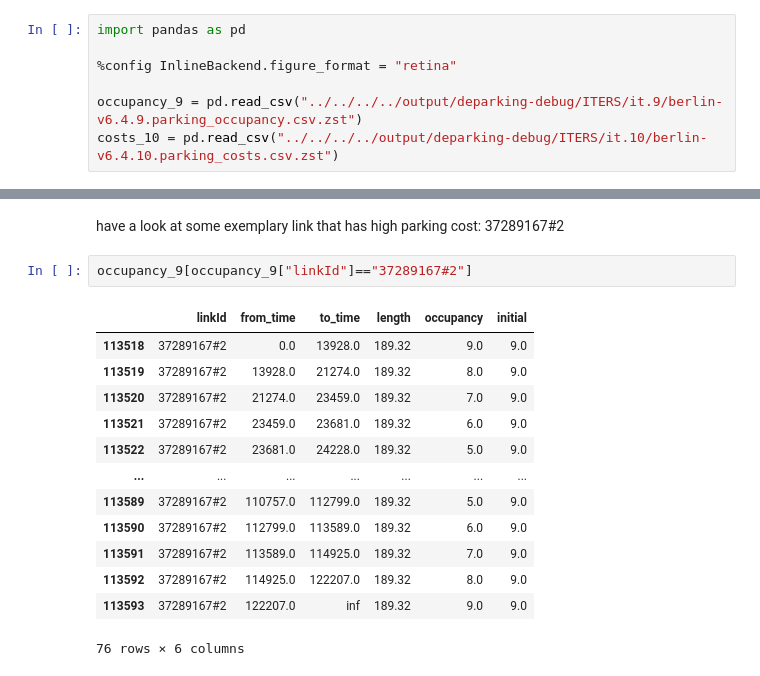
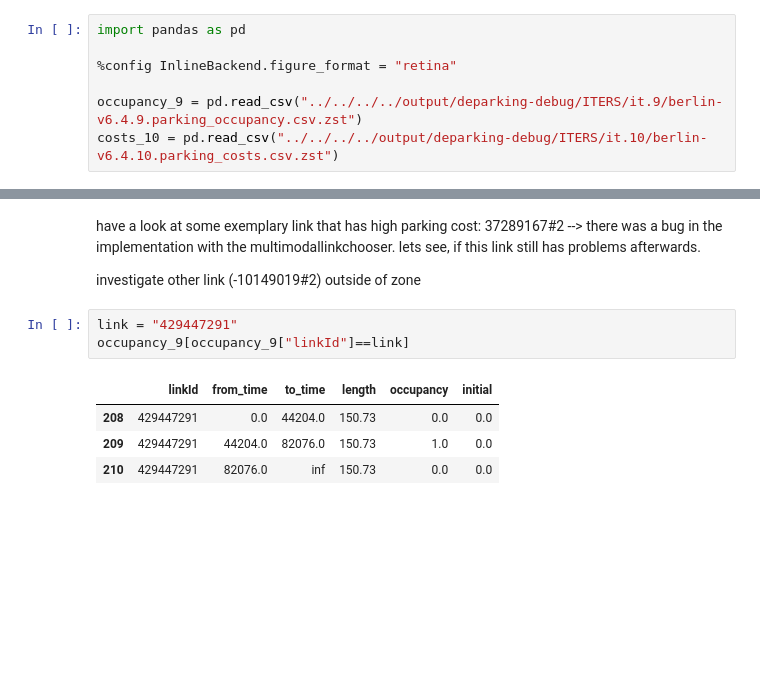
Before and after one commit to matsim-scenarios/matsim-berlin, a Jupyter notebook: src/main/python/analysis/deparking-analysis.ipynb, the cells around one changed output, grey strips where cells are left out. Saved outputs shown, nothing was run; the diff lists cells and outputs as text; blank space fills up the shorter version.

```diff
--- a/src/main/python/analysis/deparking-analysis.ipynb
+++ b/src/main/python/analysis/deparking-analysis.ipynb
@@ -50,19 +50,13 @@ sns.scatterplot(data=costs_10, x="spots_available", y="cost")
 # %% [markdown]
-have a look at some exemplary link that has high parking cost: 37289167#2
+have a look at some exemplary link that has high parking cost: 37289167#2 --> there was a bug in the implementation with the multimodallinkchooser. lets see, if this link still has problems afterwards.
+
+investigate other link (-10149019#2) outside of zone
 # %%
-occupancy_9[occupancy_9["linkId"]=="37289167#2"]
+link = "429447291"
+occupancy_9[occupancy_9["linkId"]==link]
 # %% [output]
 |  | linkId | from_time | to_time | length | occupancy | initial |
-| 113518 | 37289167#2 | 0.0 | 13928.0 | 189.32 | 9.0 | 9.0 |
-| 113519 | 37289167#2 | 13928.0 | 21274.0 | 189.32 | 8.0 | 9.0 |
-| 113520 | 37289167#2 | 21274.0 | 23459.0 | 189.32 | 7.0 | 9.0 |
-| 113521 | 37289167#2 | 23459.0 | 23681.0 | 189.32 | 6.0 | 9.0 |
-| 113522 | 37289167#2 | 23681.0 | 24228.0 | 189.32 | 5.0 | 9.0 |
-| ... | ... | ... | ... | ... | ... | ... |
-| 113589 | 37289167#2 | 110757.0 | 112799.0 | 189.32 | 5.0 | 9.0 |
-| 113590 | 37289167#2 | 112799.0 | 113589.0 | 189.32 | 6.0 | 9.0 |
-| 113591 | 37289167#2 | 113589.0 | 114925.0 | 189.32 | 7.0 | 9.0 |
-| 113592 | 37289167#2 | 114925.0 | 122207.0 | 189.32 | 8.0 | 9.0 |
-| 113593 | 37289167#2 | 122207.0 | inf | 189.32 | 9.0 | 9.0 |
+| 208 | 429447291 | 0.0 | 44204.0 | 150.73 | 0.0 | 0.0 |
+| 209 | 429447291 | 44204.0 | 82076.0 | 150.73 | 1.0 | 0.0 |
+| 210 | 429447291 | 82076.0 | inf | 150.73 | 0.0 | 0.0 |
-76 rows × 6 columns
 # %%
```
Also changed, not shown: parts of 4 cells of this notebook, 6 other files.
